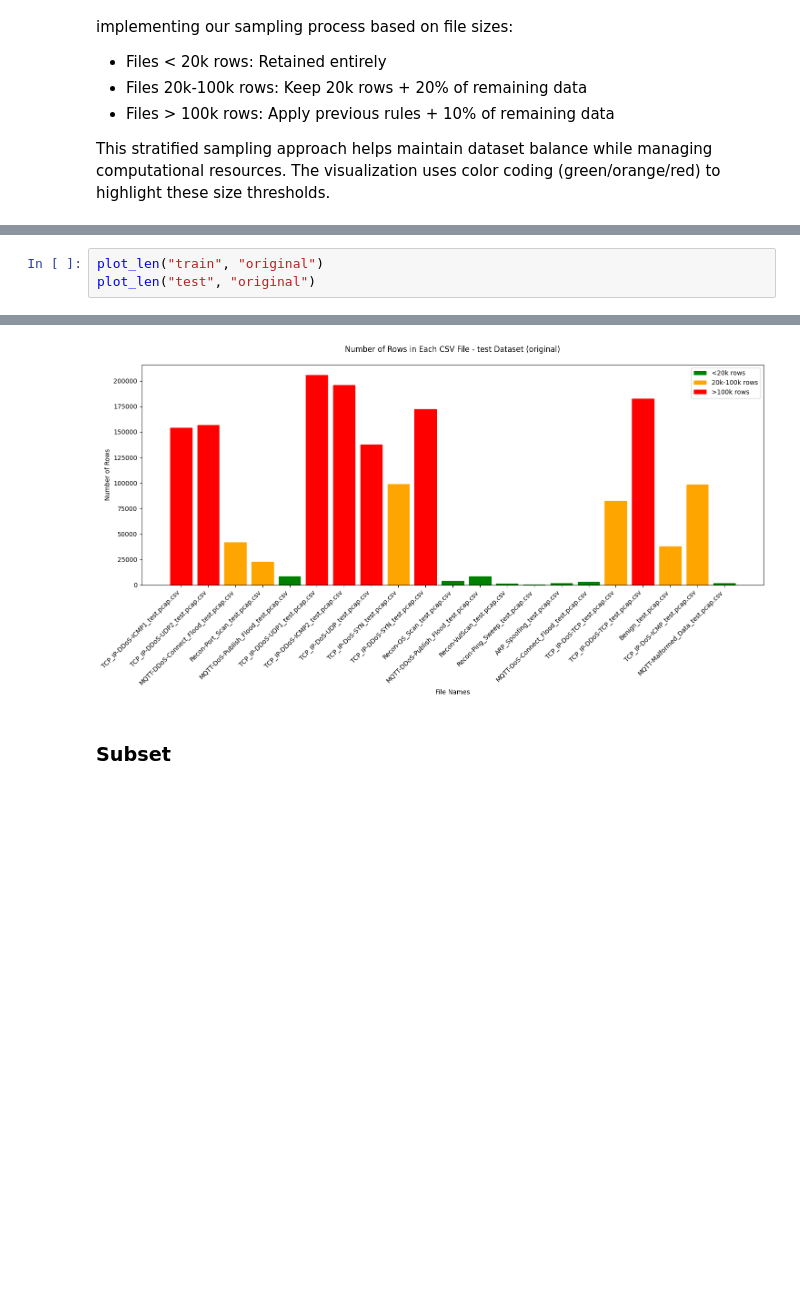
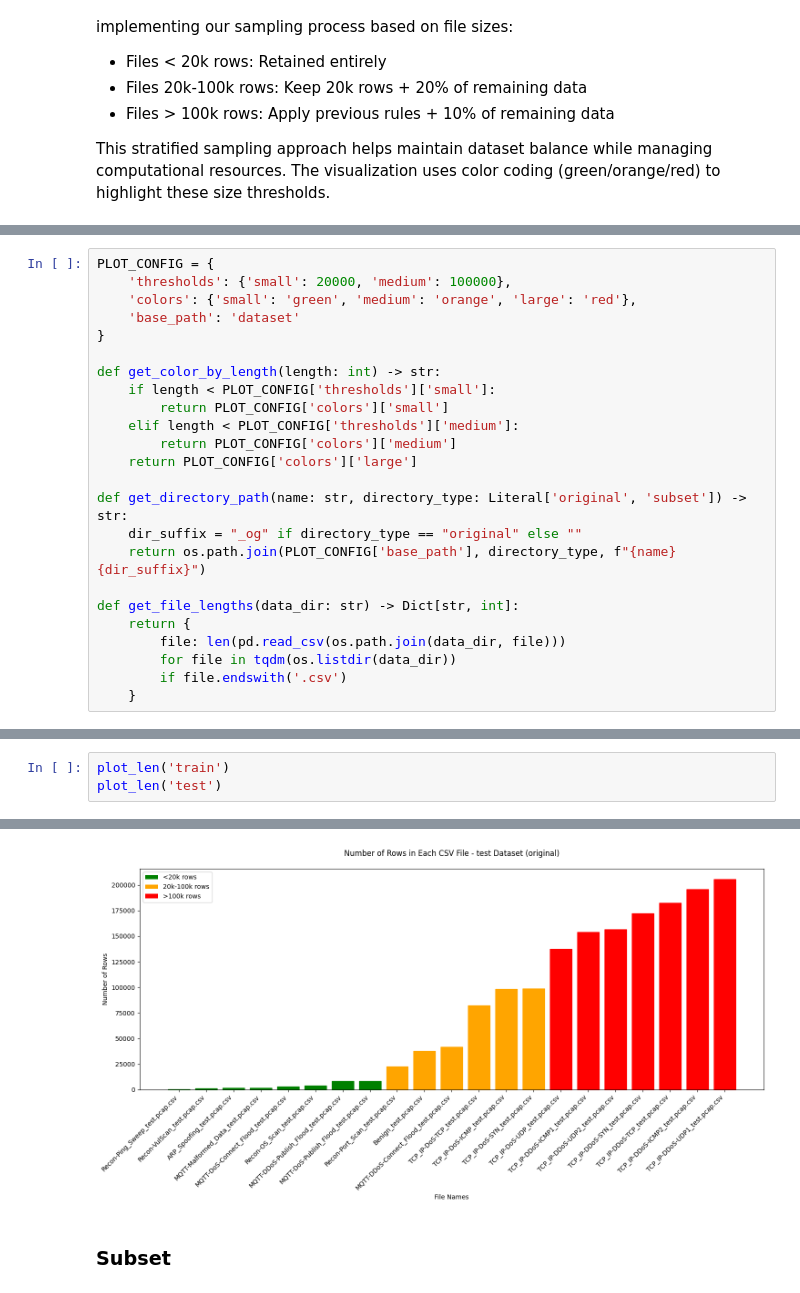
Before and after one commit to campanamattia/ai_for_security, a Jupyter notebook: notebook_edit.ipynb, the cells around one changed output, grey strips where cells are left out. Saved outputs shown, nothing was run; the diff lists cells and outputs as text; blank space fills up the shorter version.

```diff
--- a/notebook_edit.ipynb
+++ b/notebook_edit.ipynb
@@ -182,0 +86,24 @@ def compare_directories(name: str)->None:
+# %%
+PLOT_CONFIG = {
+    'thresholds': {'small': 20000, 'medium': 100000},
+    'colors': {'small': 'green', 'medium': 'orange', 'large': 'red'},
+    'base_path': 'dataset'
+}
+
+def get_color_by_length(length: int) -> str:
+    if length < PLOT_CONFIG['thresholds']['small']:
+        return PLOT_CONFIG['colors']['small']
+    elif length < PLOT_CONFIG['thresholds']['medium']:
+        return PLOT_CONFIG['colors']['medium']
+    return PLOT_CONFIG['colors']['large']
+
+def get_directory_path(name: str, directory_type: Literal['original', 'subset']) -> str:
+    dir_suffix = "_og" if directory_type == "original" else ""
+    return os.path.join(PLOT_CONFIG['base_path'], directory_type, f"{name}{dir_suffix}")
+
+def get_file_lengths(data_dir: str) -> Dict[str, int]:
+    return {
+        file: len(pd.read_csv(os.path.join(data_dir, file)))
+        for file in tqdm(os.listdir(data_dir))
+        if file.endswith('.csv')
+    }
@@ -183,4 +160,4 @@ def compare_directories(name: str)->None:
 # %%
-plot_len("train", "original")
-plot_len("test", "original")
+plot_len('train')
+plot_len('test')
 # %% [output]
@@ -188,4 +165,4 @@ plot_len("test", "original")
-[figure, old version]
+[figure, new version]
 # %% [markdown]
 ### Subset
 # %% [markdown]
```
Also changed, not shown: parts of 22 cells of this notebook, 10 other files.
